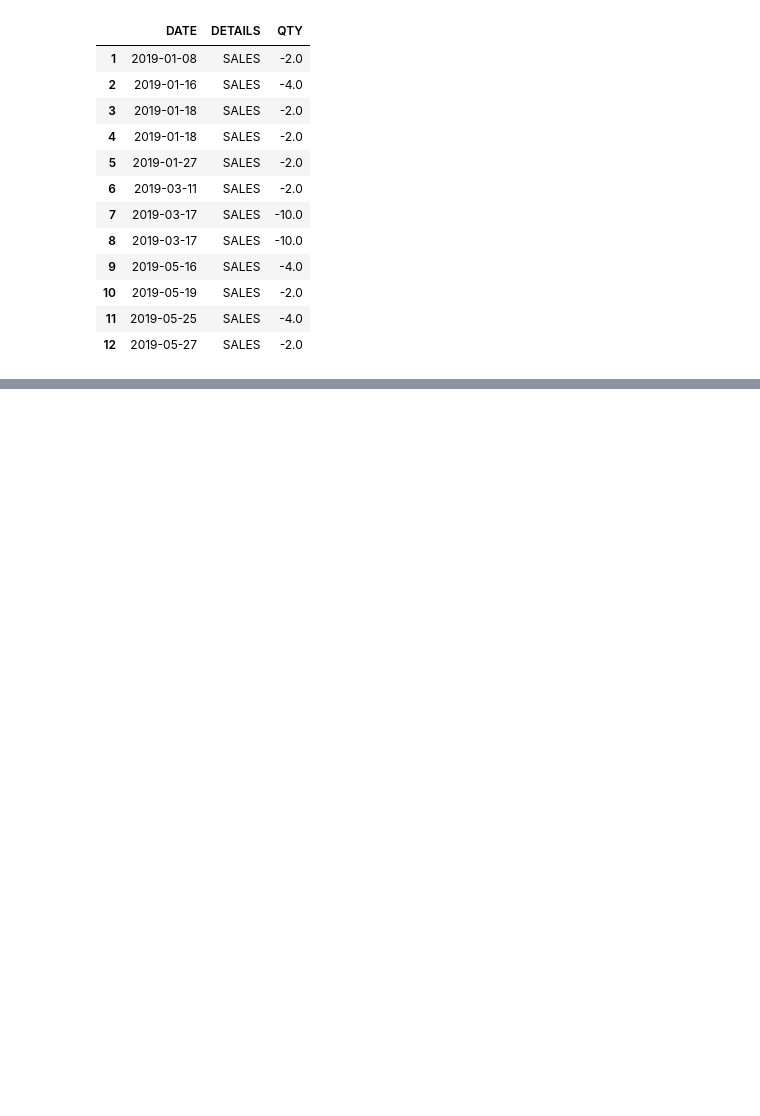
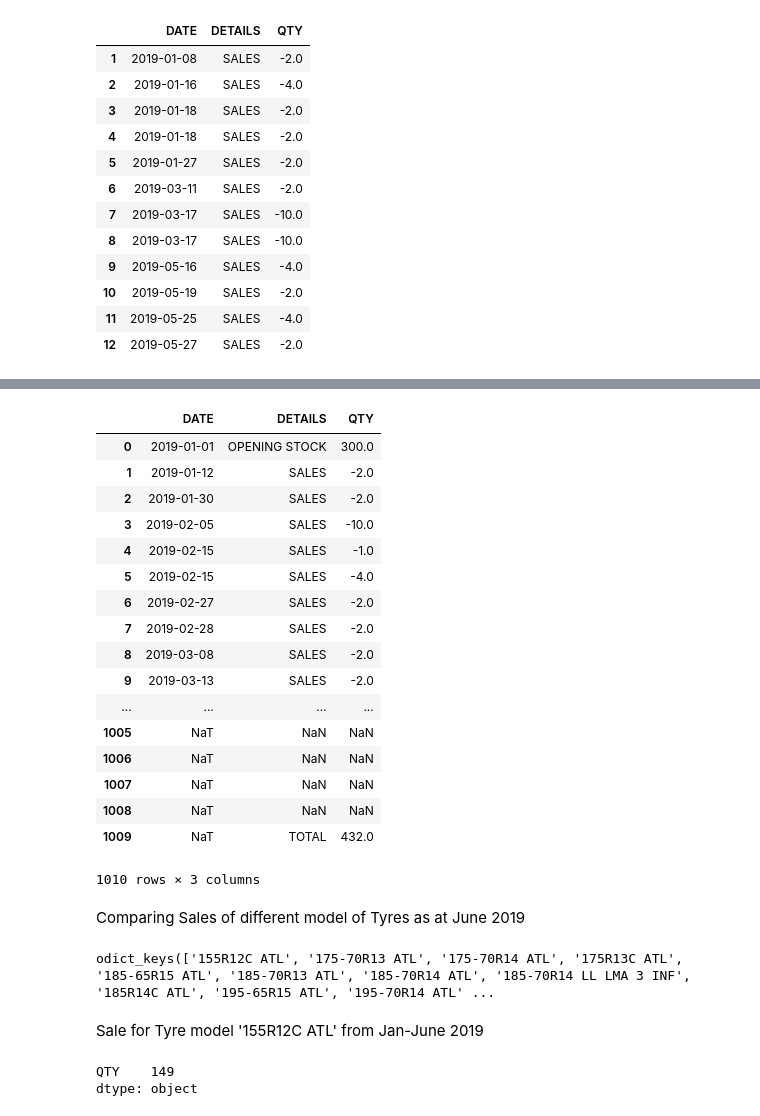
Before and after one commit to LesleyBonyo/Data-science, a Jupyter notebook: ATLAS/atlas_tyres.ipynb, the cells around one changed output, grey strips where cells are left out. Cells and saved outputs as stored; diff of their text form; code cells hidden in the pictures; blank space fills up the shorter version.

Commit message:
ATLAS updated

```diff
--- a/ATLAS/atlas_tyres.ipynb
+++ b/ATLAS/atlas_tyres.ipynb
@@ -144 +133,40 @@ Text(0, 0.5, 'Quantity of Sales')
 [figure]
+# %%
+atlas_test = pd.concat(pd.read_excel("SALES BREAKDOWN.xlsx", None), ignore_index=True)
+atlas_test
+# %% [output]
+|  | DATE | DETAILS | QTY |
+| 0 | 2019-01-01 | OPENING STOCK | 300.0 |
+| 1 | 2019-01-12 | SALES | -2.0 |
+| 2 | 2019-01-30 | SALES | -2.0 |
+| 3 | 2019-02-05 | SALES | -10.0 |
+| 4 | 2019-02-15 | SALES | -1.0 |
+| 5 | 2019-02-15 | SALES | -4.0 |
+| 6 | 2019-02-27 | SALES | -2.0 |
+| 7 | 2019-02-28 | SALES | -2.0 |
+| 8 | 2019-03-08 | SALES | -2.0 |
+| 9 | 2019-03-13 | SALES | -2.0 |
+| ... | ... | ... | ... |
+| 1005 | NaT | NaN | NaN |
+| 1006 | NaT | NaN | NaN |
+| 1007 | NaT | NaN | NaN |
+| 1008 | NaT | NaN | NaN |
+| 1009 | NaT | TOTAL | 432.0 |
+1010 rows × 3 columns
+# %% [markdown]
+Comparing Sales of different model of Tyres as at June 2019
+# %%
+atlas.keys()
+# %% [output]
+odict_keys(['155R12C ATL', '175-70R13 ATL', '175-70R14 ATL', '175R13C ATL', '185-65R15 ATL', '185-70R13 ATL', '185-70R14 ATL', '185-70R14 LL LMA 3 INF', '185R14C ATL', '195-65R15 ATL', '195-70R14 ATL' ...
+# %% [markdown]
+Sale for Tyre model '155R12C ATL' from Jan-June 2019
+# %%
+sheet1 = atlas['155R12C ATL']
+opening_stock1 = sheet1.loc[0,['QTY']]
+closing_stock1 = sheet1.loc[48,['QTY']]
+sale1 = opening_stock1 - closing_stock1
+print(sale1)
+# %% [output]
+QTY    149
+dtype: object
```
Also changed, not shown: parts of 15 cells of this notebook, 1 other file.
